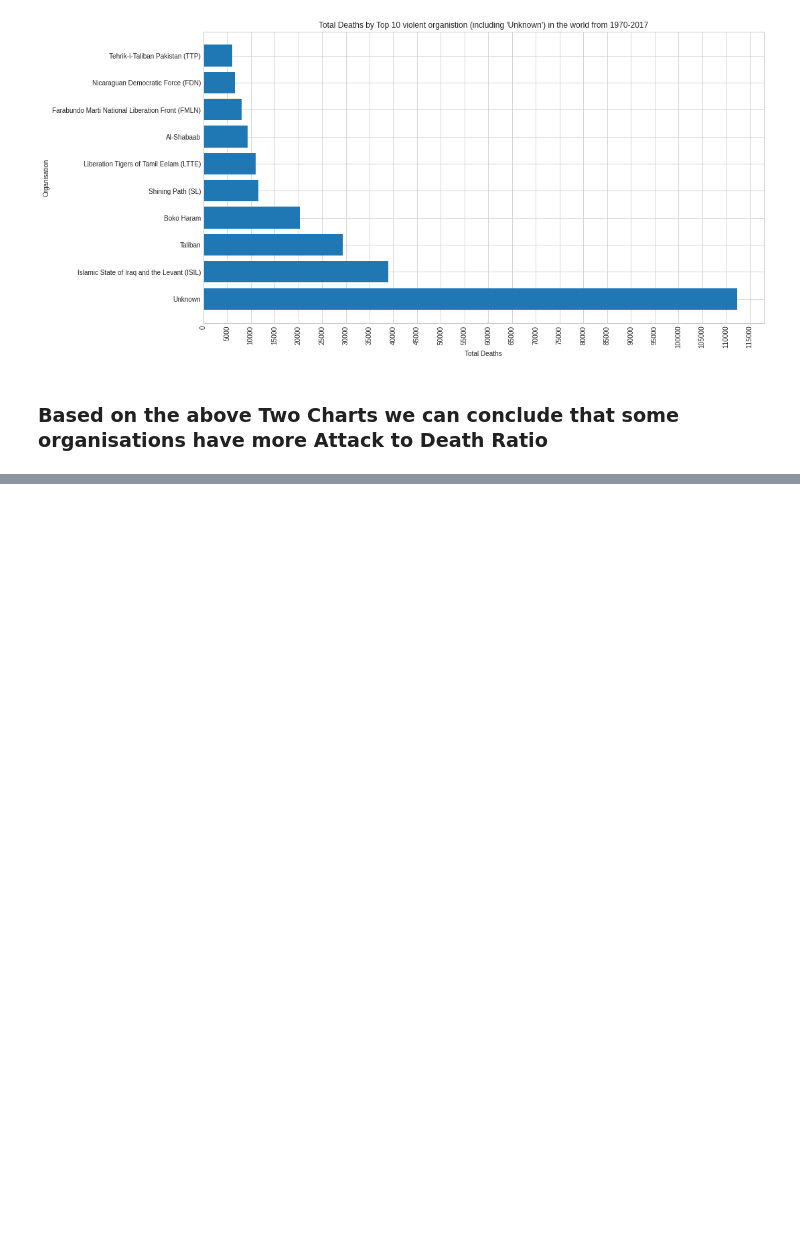
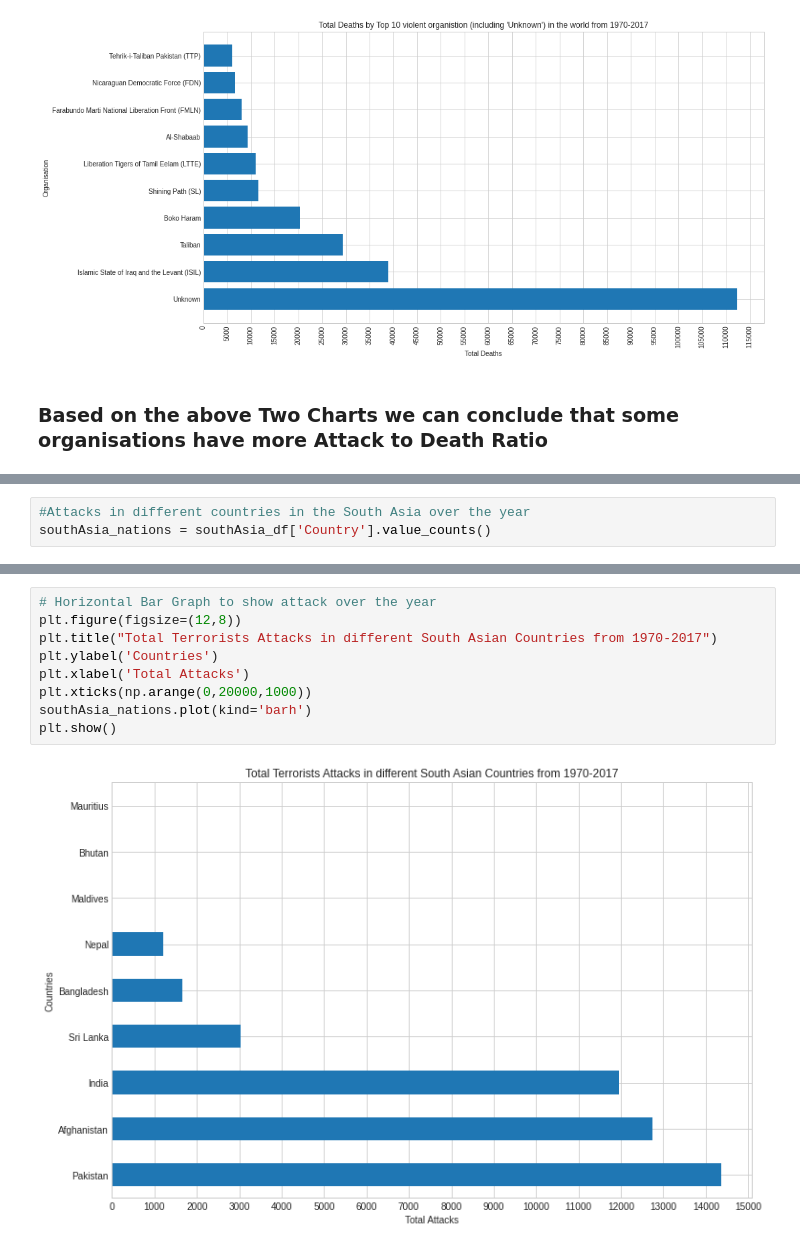
Before and after one commit to chvikas/global-terrorism-analysis, a Jupyter notebook: Global_Terrorism_Analysis_Capstone_Project.ipynb, the cells around one changed output, grey strips where cells are left out. Drawn from its saved outputs; the diff is of its cells as text; blank space fills up the shorter version.

```diff
--- a/Global_Terrorism_Analysis_Capstone_Project.ipynb
+++ b/Global_Terrorism_Analysis_Capstone_Project.ipynb
@@ -573,0 +674,3 @@ plt.show()
+# %%
+#Attacks in different countries in the South Asia over the year
+southAsia_nations = southAsia_df['Country'].value_counts()
@@ -573,0 +690,11 @@ plt.show()
+# %%
+# Horizontal Bar Graph to show attack over the year
+plt.figure(figsize=(12,8))
+plt.title("Total Terrorists Attacks in different South Asian Countries from 1970-2017")
+plt.ylabel('Countries')
+plt.xlabel('Total Attacks')
+plt.xticks(np.arange(0,20000,1000))
+southAsia_nations.plot(kind='barh')
+plt.show()
+# %% [output]
+[figure, added]
```
Also changed, not shown: parts of 82 cells of this notebook.
